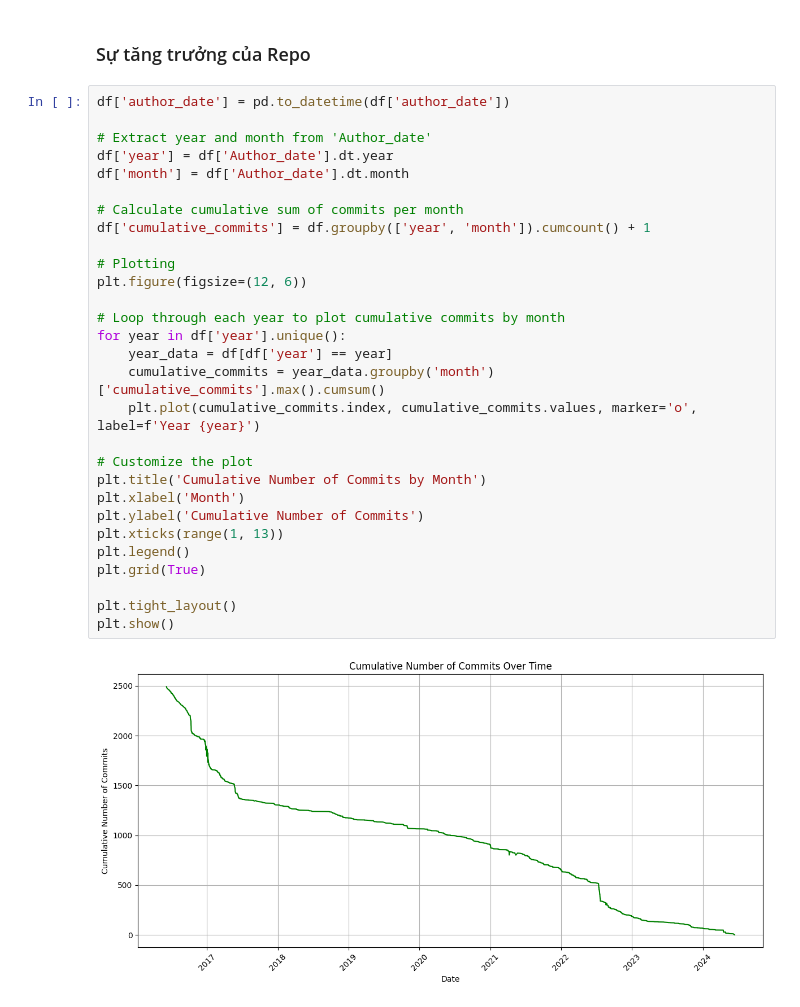
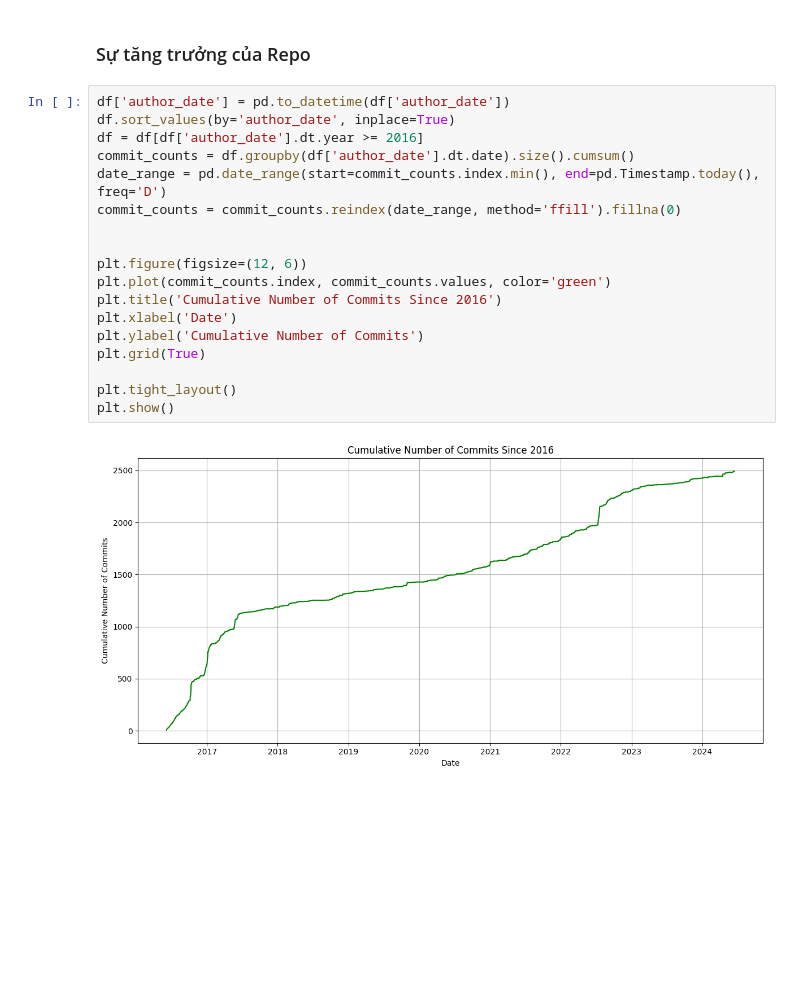
Before and after one commit to TaGiangThuyLoan/Python, a Jupyter notebook: Try.ipynb, the cells around one changed output. Saved outputs shown, nothing was run; the diff lists cells and outputs as text; blank space fills up the shorter version.

```diff
--- a/Try.ipynb
+++ b/Try.ipynb
@@ -372,34 +374,23 @@ plt.show()
 [figure]
 # %% [markdown]
 ### Sự tăng trưởng của Repo
-# %%
-df['author_date'] = pd.to_datetime(df['author_date'])
-
-# Extract year and month from 'Author_date'
-df['year'] = df['Author_date'].dt.year
-df['month'] = df['Author_date'].dt.month
-
-# Calculate cumulative sum of commits per month
-df['cumulative_commits'] = df.groupby(['year', 'month']).cumcount() + 1
-
-# Plotting
-plt.figure(figsize=(12, 6))
-
-# Loop through each year to plot cumulative commits by month
-for year in df['year'].unique():
-    year_data = df[df['year'] == year]
-    cumulative_commits = year_data.groupby('month')['cumulative_commits'].max().cumsum()
-    plt.plot(cumulative_commits.index, cumulative_commits.values, marker='o', label=f'Year {year}')
-
-# Customize the plot
-plt.title('Cumulative Number of Commits by Month')
-plt.xlabel('Month')
-plt.ylabel('Cumulative Number of Commits')
-plt.xticks(range(1, 13))
-plt.legend()
-plt.grid(True)
-
-plt.tight_layout()
-plt.show()
-# %% [output]
-[figure, removed]
+# %%
+df['author_date'] = pd.to_datetime(df['author_date'])
+df.sort_values(by='author_date', inplace=True)
+df = df[df['author_date'].dt.year >= 2016]
+commit_counts = df.groupby(df['author_date'].dt.date).size().cumsum()
+date_range = pd.date_range(start=commit_counts.index.min(), end=pd.Timestamp.today(), freq='D')
+commit_counts = commit_counts.reindex(date_range, method='ffill').fillna(0)
+
+
+plt.figure(figsize=(12, 6))
+plt.plot(commit_counts.index, commit_counts.values, color='green')
+plt.title('Cumulative Number of Commits Since 2016')
+plt.xlabel('Date')
+plt.ylabel('Cumulative Number of Commits')
+plt.grid(True)
+
+plt.tight_layout()
+plt.show()
+# %% [output]
+[figure, added]
```
Also changed, not shown: parts of 2 cells of this notebook.
